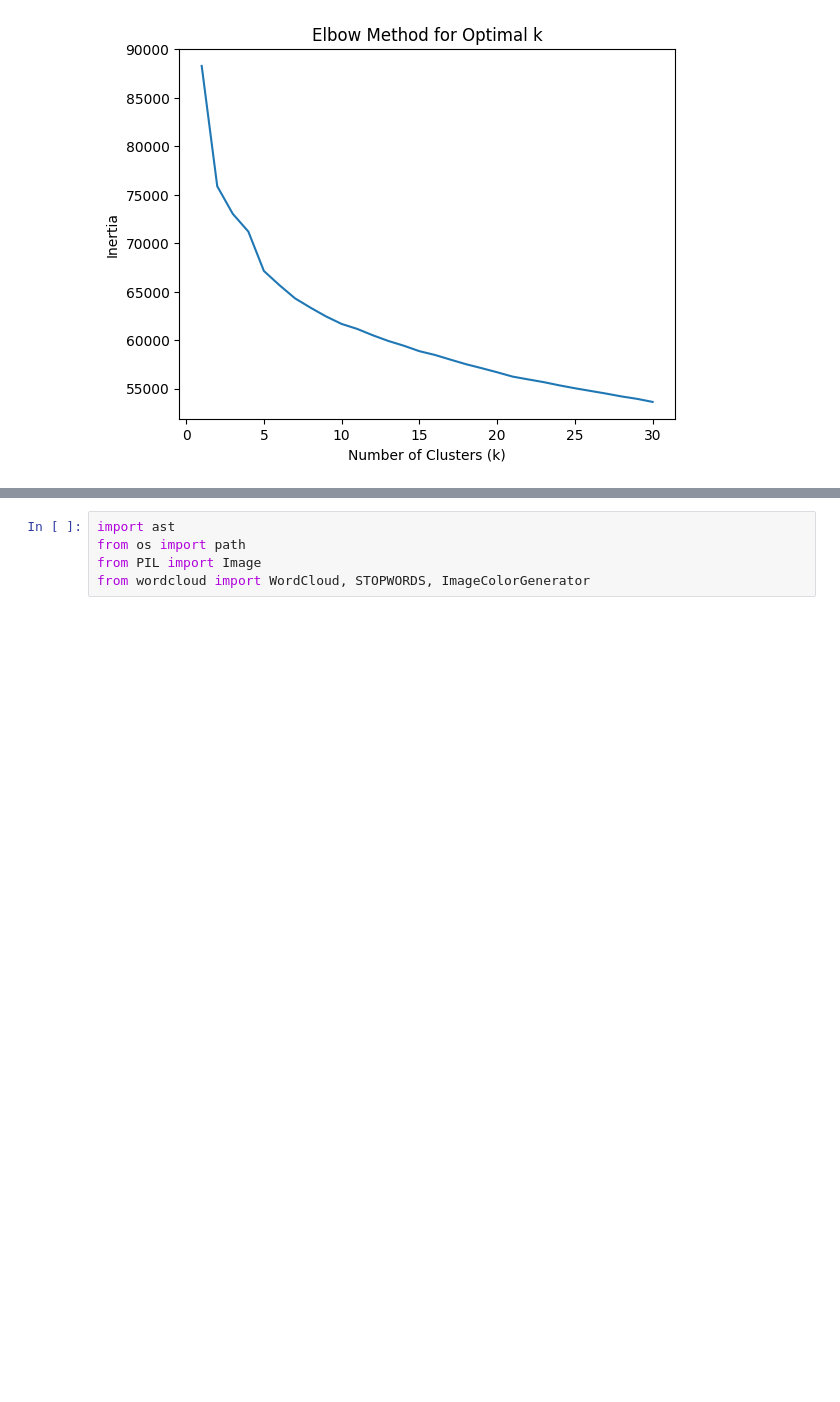
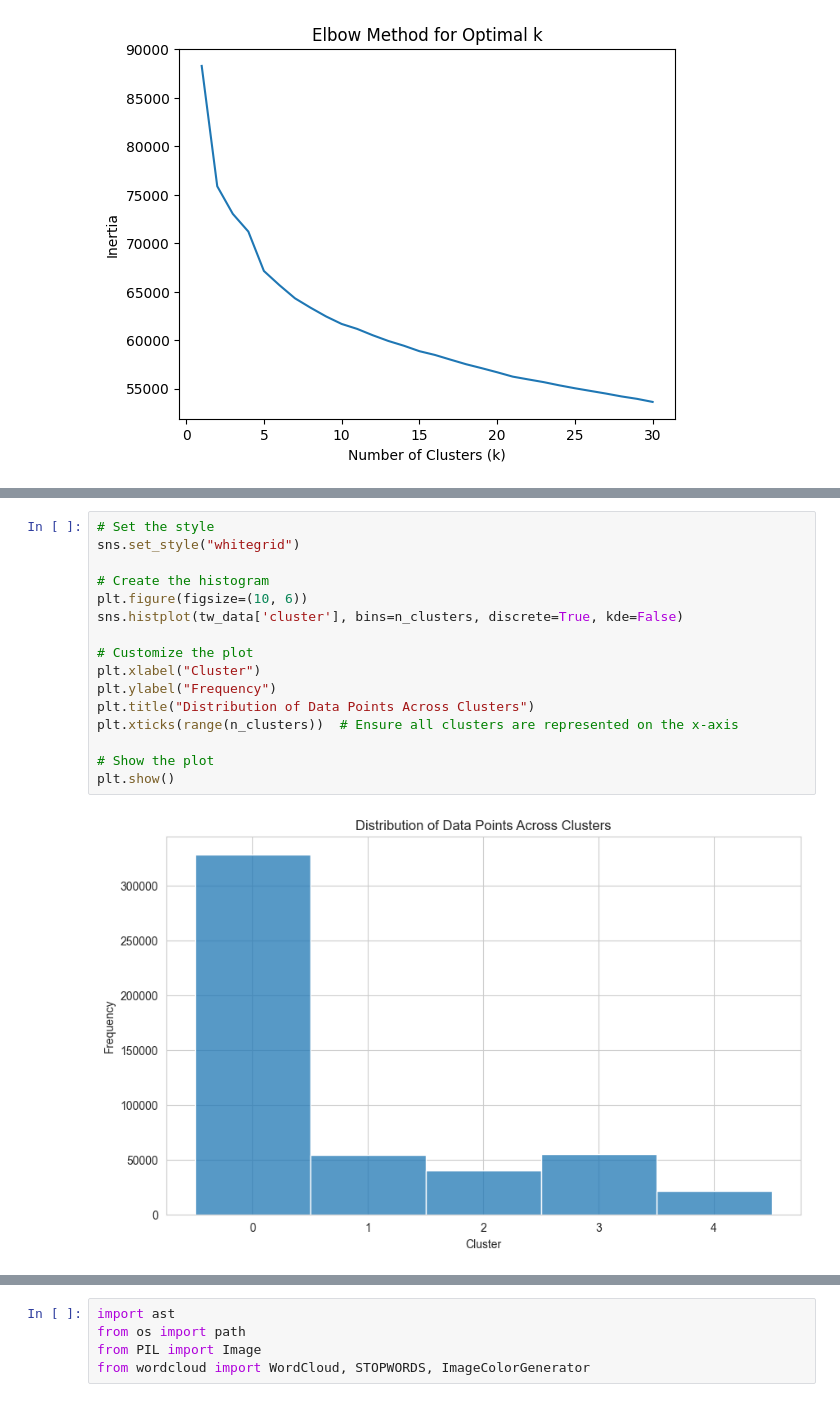
Before and after one commit to phuonganhdangamy/JSC270_HW4_2025_G17, a Jupyter notebook: part2_new.ipynb, the cells around one changed output, grey strips where cells are left out. Drawn from its saved outputs; the diff is of its cells as text; blank space fills up the shorter version.

```diff
--- a/part2_new.ipynb
+++ b/part2_new.ipynb
@@ -370,0 +404,18 @@ Top terms: thi, use, like, wa, ai, write, think, ha, gpt, check, make, time, new
+# %%
+# Set the style
+sns.set_style("whitegrid")
+
+# Create the histogram
+plt.figure(figsize=(10, 6))
+sns.histplot(tw_data['cluster'], bins=n_clusters, discrete=True, kde=False)
+
+# Customize the plot
+plt.xlabel("Cluster")
+plt.ylabel("Frequency")
+plt.title("Distribution of Data Points Across Clusters")
+plt.xticks(range(n_clusters))  # Ensure all clusters are represented on the x-axis
+
+# Show the plot
+plt.show()
+# %% [output]
+[figure, added]
```
Also changed, not shown: parts of 23 cells of this notebook.
